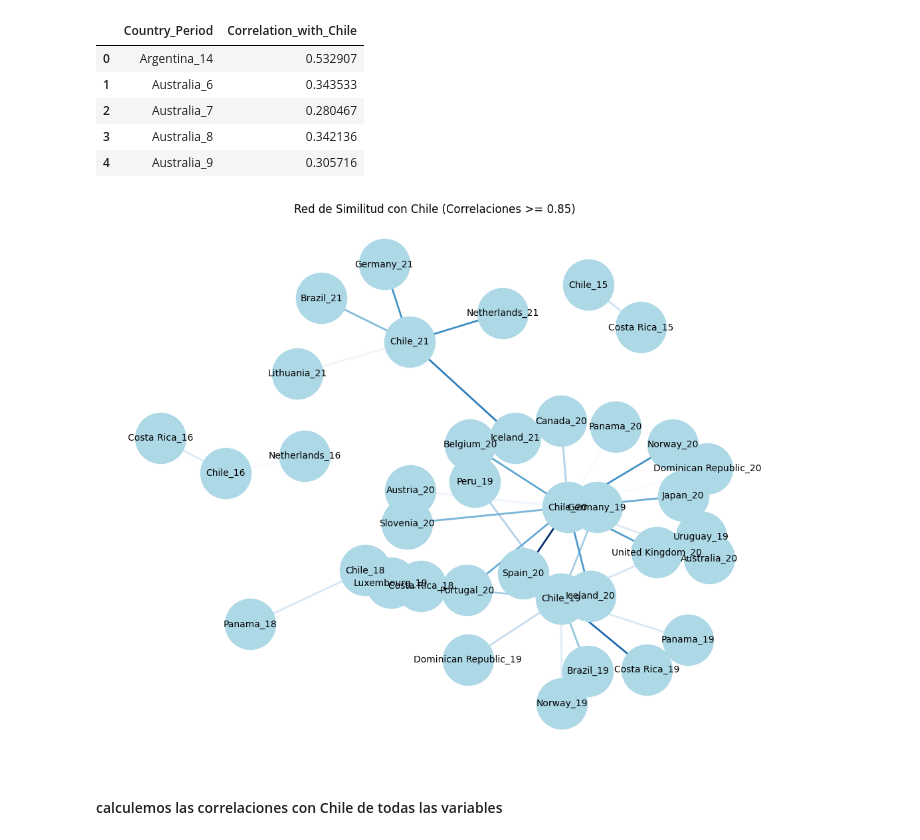
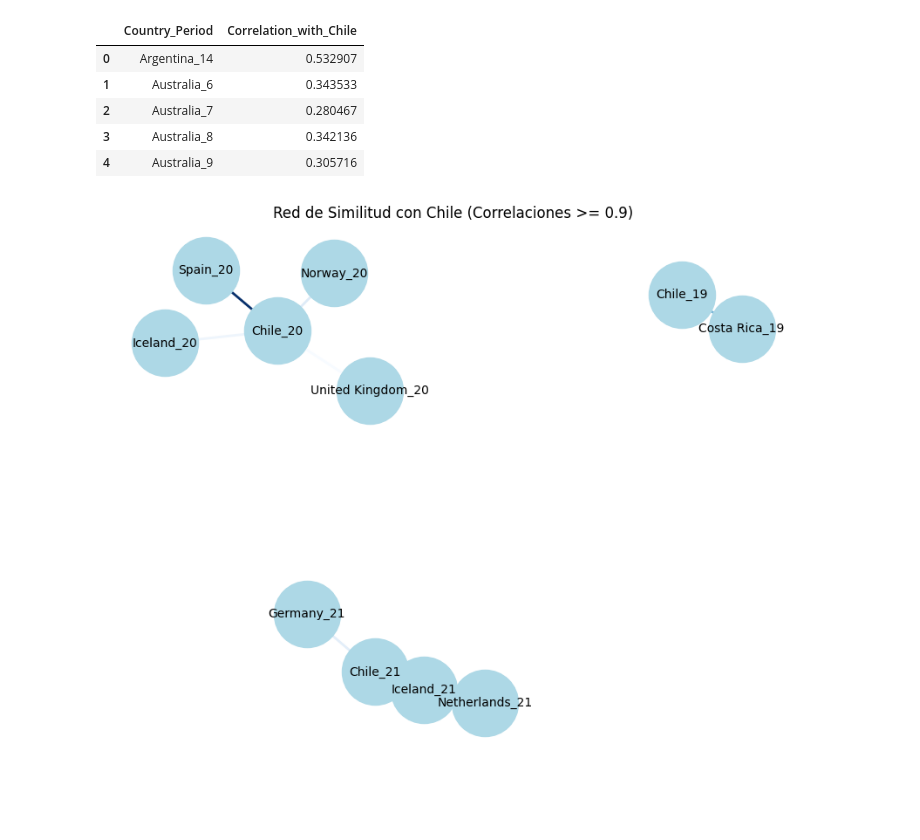
Before and after one commit to MatiasBunsterRaby/Capstone_git, a Jupyter notebook: notebooks/Pruebas_correlaciones.ipynb, the cells around one changed output. Drawn from its saved outputs; the diff is of its cells as text; code cells hidden in the pictures; blank space fills up the shorter version.

```diff
--- a/notebooks/Pruebas_correlaciones.ipynb
+++ b/notebooks/Pruebas_correlaciones.ipynb
@@ -397,29 +397,27 @@ df_correlations.head()
 | 4 | Australia_9 | 0.305716 |
 # %%
 # Paso 6: Filtrar las correlaciones según un umbral (ejemplo: >= 0.6)
-threshold = 0.85
+threshold = 0.9
 df_filtered_correlations = df_correlations[df_correlations['Correlation_with_Chile'] >= threshold]
 
 # Paso 7: Crear la red de similitud basada en correlaciones con Chile
 G = nx.Graph()
 
 # Añadir los nodos y enlaces con pesos (correlaciones) al grafo
 for i, row in df_filtered_correlations.iterrows():
     # Crear el enlace entre 'Chile' y el país-período
     G.add_edge('Chile_' + str(row['Country_Period'].split('_')[1]), row['Country_Period'], weight=row['Correlation_with_Chile'])
 
 # Paso 8: Dibujar el grafo
-plt.figure(figsize=(10,8))
+plt.figure(figsize=(8,6))
 pos = nx.spring_layout(G, k=0.5, seed=42)  # Posicionamiento de los nodos
 edges = G.edges(data=True)
 weights = [edge[2]['weight'] for edge in edges]  # Extraer los pesos (correlaciones) para las aristas
 
 # Dibujar el grafo con pesos en las aristas
 nx.draw(G, pos, with_labels=True, node_size=3000, node_color='lightblue',
         font_size=10, edge_color=weights, width=2, edge_cmap=plt.cm.Blues)
 plt.title(f'Red de Similitud con Chile (Correlaciones >= {threshold})')
 plt.show()
 # %% [output]
-[figure, old version]
+[figure, new version]
-# %% [markdown]
-#### calculemos las correlaciones con Chile de todas las variables
```
Also changed, not shown: parts of 7 cells of this notebook, 2 other files.
